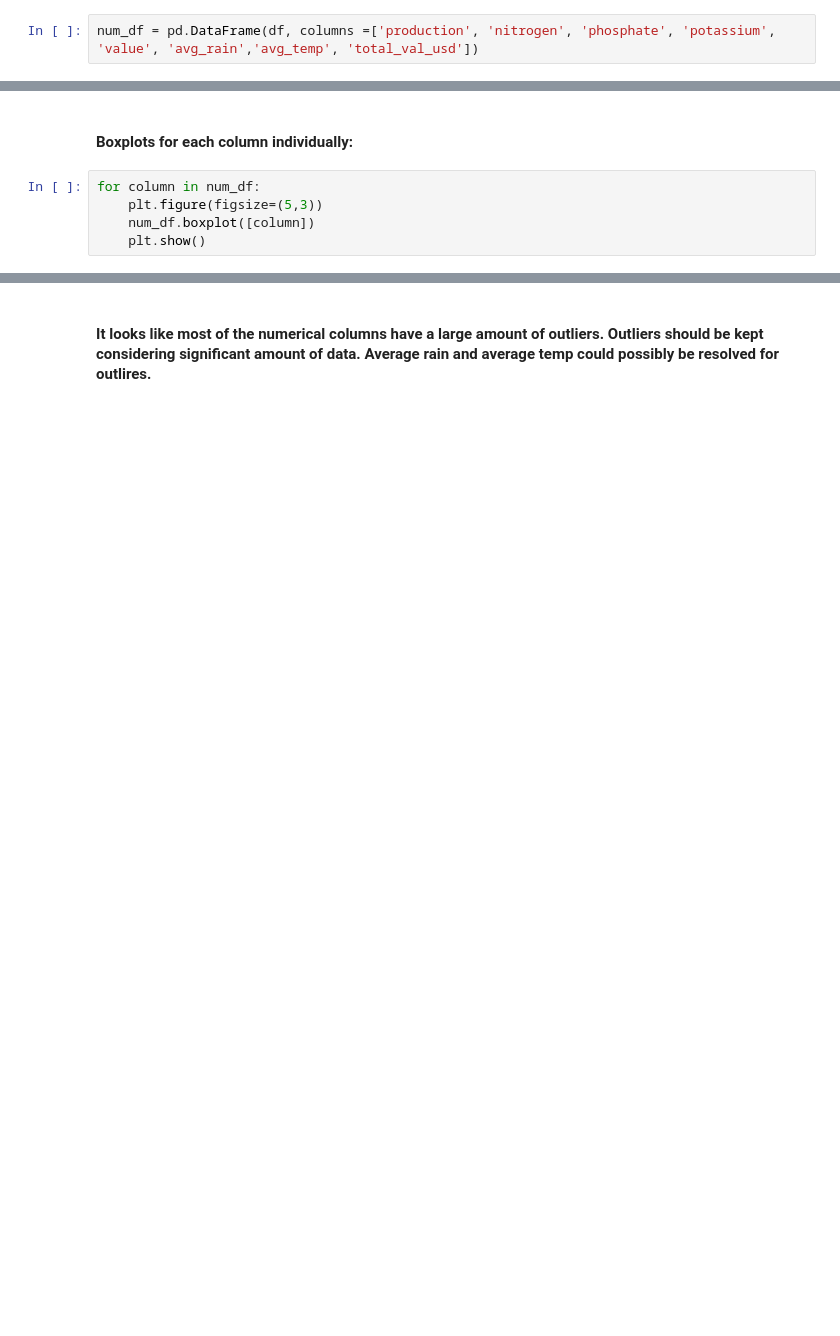
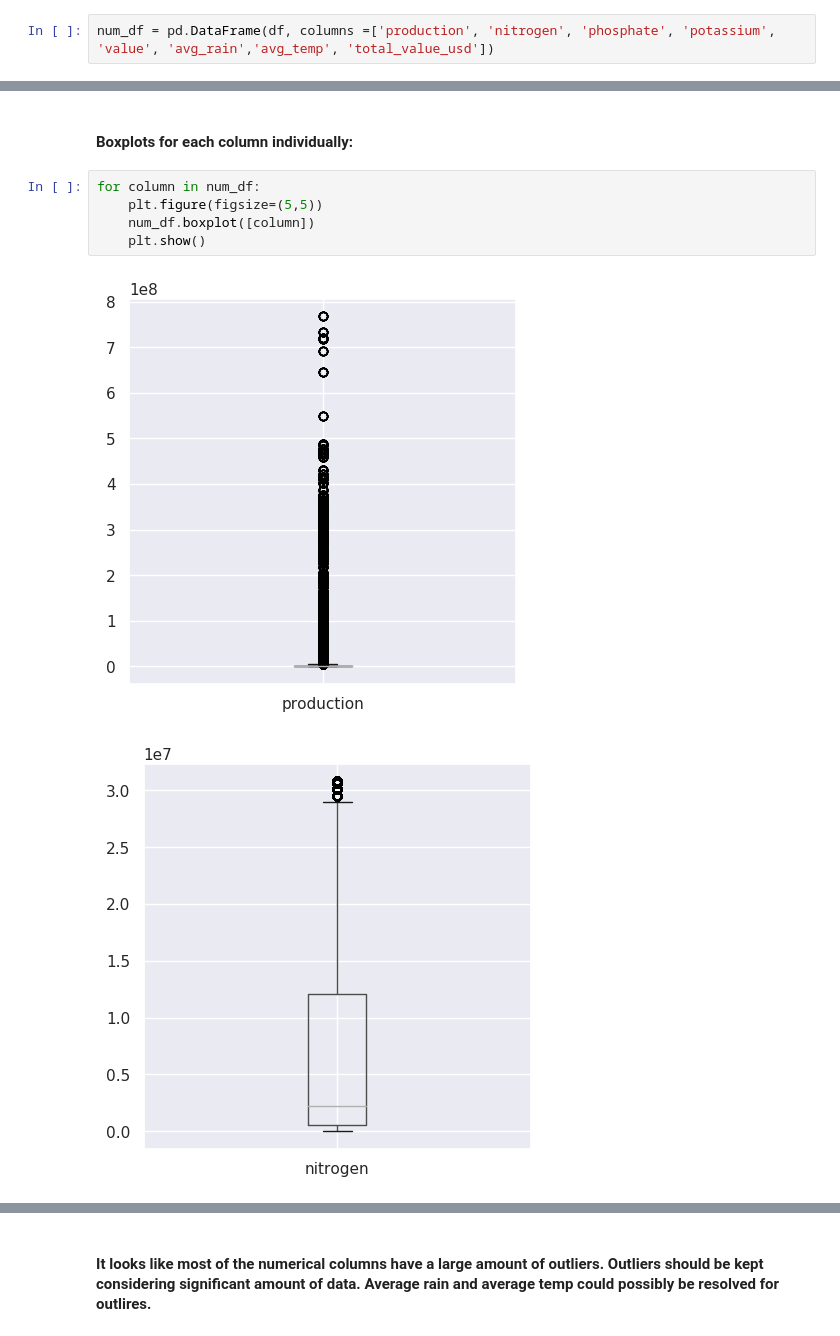
Before and after one commit to hunterblum/CloudFinal-Team1, a Jupyter notebook: Cloud_Team1.ipynb, the cells around one changed output, grey strips where cells are left out. Drawn from its saved outputs; the diff is of its cells as text; blank space fills up the shorter version.

```diff
--- a/Cloud_Team1.ipynb
+++ b/Cloud_Team1.ipynb
@@ -624,4 +703,4 @@ summary
 # %%
-num_df = pd.DataFrame(df, columns =['production', 'nitrogen', 'phosphate', 'potassium', 'value', 'avg_rain','avg_temp', 'total_val_usd'])
+num_df = pd.DataFrame(df, columns =['production', 'nitrogen', 'phosphate', 'potassium', 'value', 'avg_rain','avg_temp', 'total_value_usd'])
 # %%
 num_df.head()
@@ -635,6 +723,9 @@ plt.show()
 #### Boxplots for each column individually:
 # %%
 for column in num_df:
-    plt.figure(figsize=(5,3))
+    plt.figure(figsize=(5,5))
     num_df.boxplot([column])
     plt.show()
+# %% [output]
+[figure, added]
+[figure, added]
```
Also changed, not shown: parts of 33 cells of this notebook.
